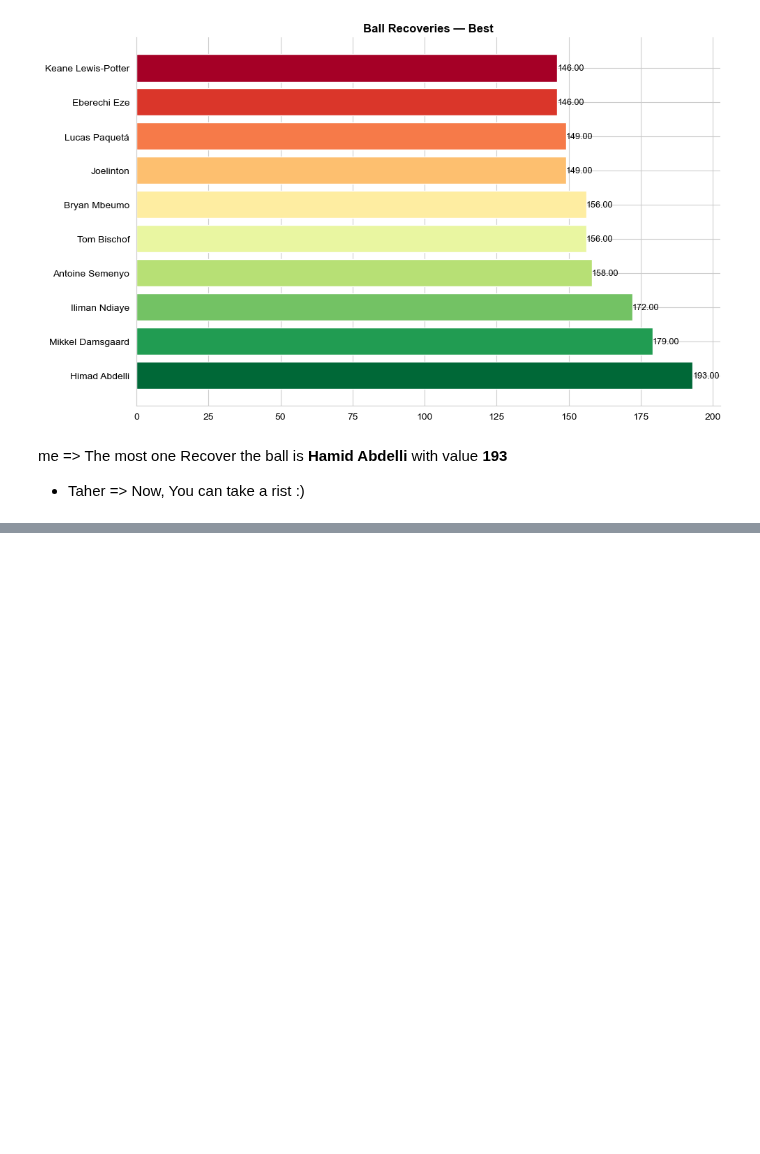
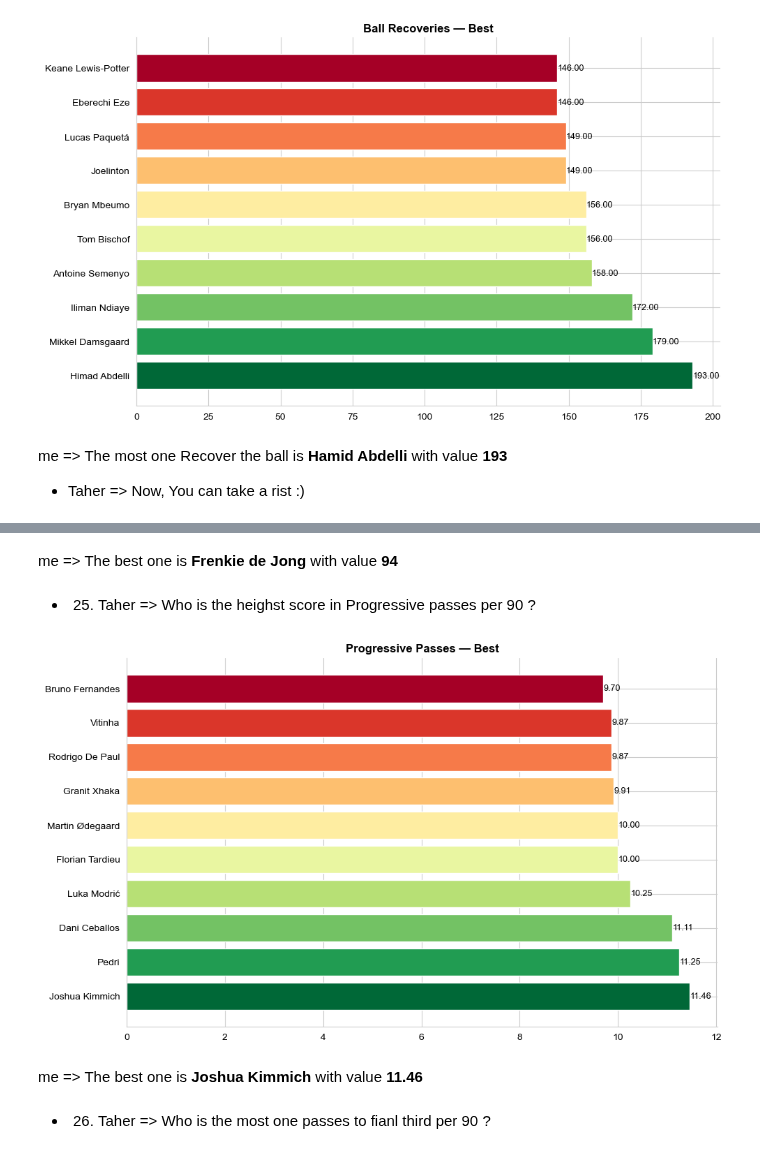
Before and after one commit to MoustafaMohamedMahmoud/Football, a Jupyter notebook: Football_Python_Notebook.ipynb, the cells around one changed output, grey strips where cells are left out. Saved outputs shown, nothing was run; the diff lists cells and outputs as text; code cells hidden in the pictures; blank space fills up the shorter version.

```diff
--- a/Football_Python_Notebook.ipynb
+++ b/Football_Python_Notebook.ipynb
@@ -1293,0 +1352,36 @@ me => The most one Recover the ball is **Hamid Abdelli** with value **193**
+# %% [markdown]
+me => The best one is **Frenkie de Jong** with value **94**
+# %% [markdown]
+- 25. Taher => Who is the heighst score in Progressive passes per 90 ?
+# %%
+midfielders['Prog_Passes_p90'] = midfielders['PrgP'] / midfielders['90s']
+# %%
+fig, ax = plt.subplots(figsize=(10, 6))
+fig.set_facecolor('white')
+
+top10 = midfielders.nlargest(10, 'Prog_Passes_p90')[['Player', 'Prog_Passes_p90']].reset_index(drop=True)
+
+colors = plt.cm.RdYlGn(np.linspace(1, 0, len(top10)))
+bars = ax.barh(top10['Player'], top10['Prog_Passes_p90'], color=colors)
+
+for bar, val in zip(bars, top10['Prog_Passes_p90']):
+    ax.text(bar.get_width() + 0.01, bar.get_y() + bar.get_height() / 2,
+            f'{val:.2f}', va='center', ha='left', fontsize=9, color='black')
+
+ax.set_title('Progressive Passes — Best', color='black', fontsize=12, fontweight='bold')
+ax.set_facecolor('white')
+ax.tick_params(colors='black')
+ax.spines['bottom'].set_color('#ccc')
+ax.spines['left'].set_color('#ccc')
+ax.spines['top'].set_visible(False)
+ax.spines['right'].set_visible(False)
+
+plt.tight_layout()
+#plt.savefig('Progressive Passes.png', dpi=150, bbox_inches='tight', facecolor='white')
+plt.show()
+# %% [output]
+[figure, added]
+# %% [markdown]
+me => The best one is **Joshua Kimmich** with value **11.46**
+# %% [markdown]
+- 26. Taher => Who is the most one passes to fianl third per 90 ?
```
Also changed, not shown: parts of 71 cells of this notebook.
